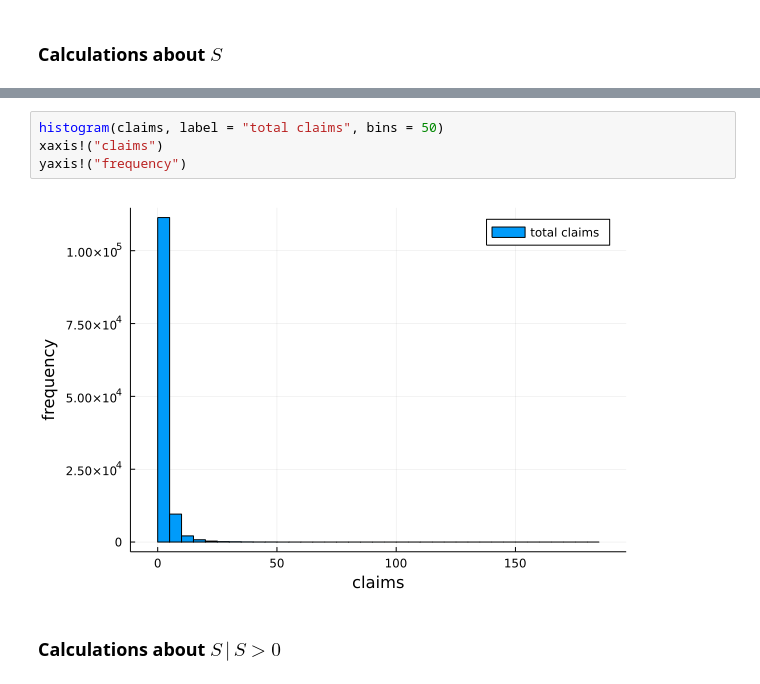
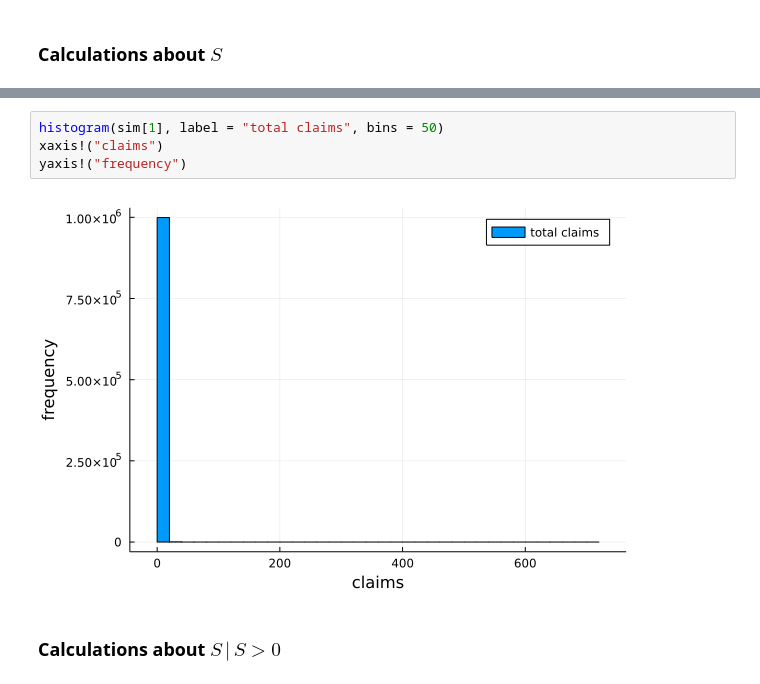
Before and after one commit to fercervantes27/RiskTheory, a Jupyter notebook: src/005_ExerciseJupyter.ipynb, the cells around one changed output, grey strips where cells are left out. Drawn from its saved outputs; the diff is of its cells as text.

```diff
--- a/src/005_ExerciseJupyter.ipynb
+++ b/src/005_ExerciseJupyter.ipynb
@@ -51,9 +51,9 @@ meanN, meanY, meanN * meanY, length(sim[6]), length(sim[7])
 # %%
-histogram(claims, label = "total claims", bins = 50)
+histogram(sim[1], label = "total claims", bins = 50)
 xaxis!("claims")
 yaxis!("frequency")
 # %% [output]
-[figure, old version]
+[figure, new version]
 # %% [markdown]
 ### Calculations about $S\,|\,S>0$
 # %%
```
Also changed, not shown: parts of 4 cells of this notebook, 5 other files.
